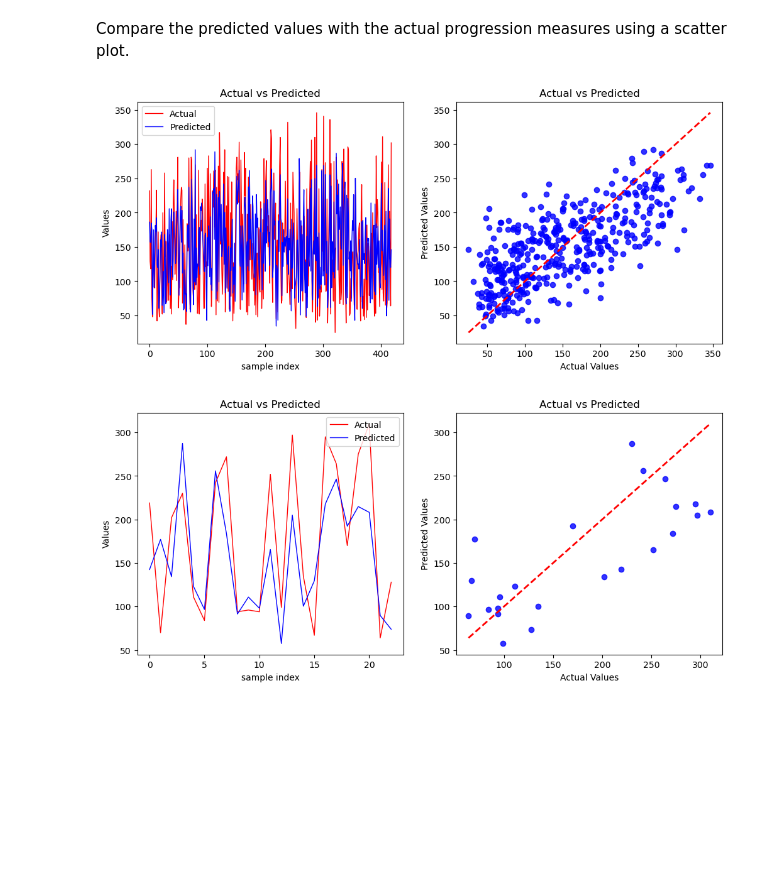
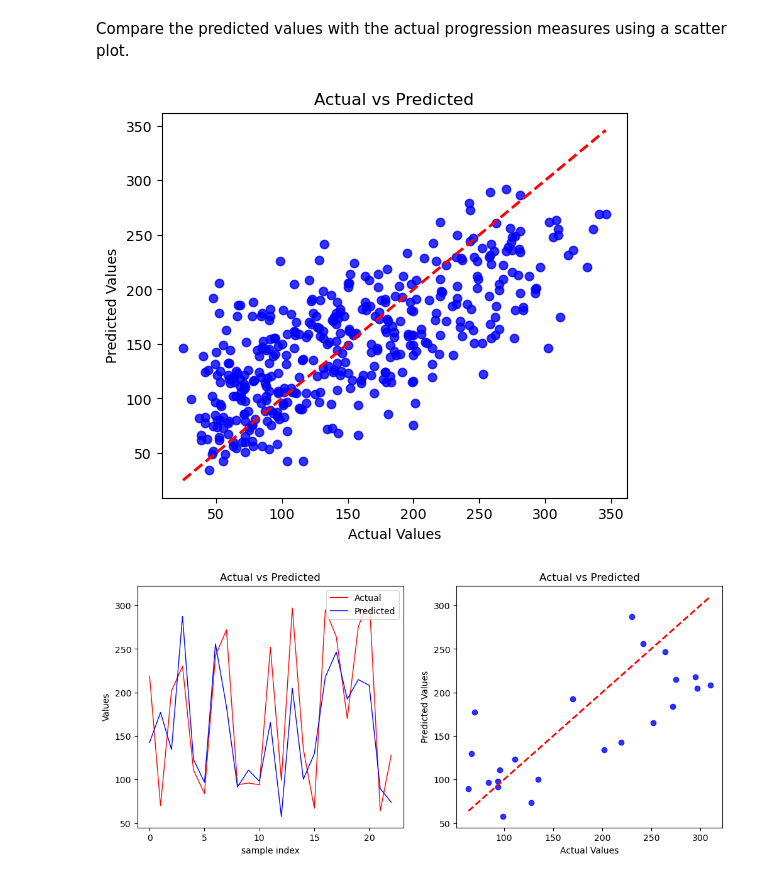
Before and after one commit to itspaspas/DataScience-S03, a Jupyter notebook: DS_CA4.ipynb, the cells around one changed output. Saved outputs shown, nothing was run; the diff lists cells and outputs as text; code cells hidden in the pictures; blank space fills up the shorter version.

```diff
--- a/DS_CA4.ipynb
+++ b/DS_CA4.ipynb
@@ -242,6 +242,15 @@ Coefficients:
 # %% [markdown]
 ### 3- Model Evaluation:
 # %%
+def plot_actual_vs_predicted_for_train_data(X ,y_true, y_pred):
+    plt.figure(figsize=(6, 5))
+    plt.scatter(y_true, y_pred, alpha=0.8, color= "blue")
+    plt.plot([y_true.min(), y_true.max()], [y_true.min(), y_true.max()], 'r--', lw=2)
+    plt.xlabel('Actual Values')
+    plt.ylabel('Predicted Values')
+    plt.title('Actual vs Predicted')
+    plt.show()
+
 def plot_actual_vs_predicted(X ,y_true, y_pred):
     plt.figure(figsize=(12, 5))
     plt.subplot(1,2,1)
@@ -287,9 +296,9 @@ Compare the predicted values with the actual progression measures using a scatte
 # %%
 # Train Set
 y_train_pred = regr.predict(X_train)
-plot_actual_vs_predicted(X_train, y_train, y_train_pred)
+plot_actual_vs_predicted_for_train_data(X_train, y_train, y_train_pred)
 # %% [output]
-[figure, old version]
+[figure, new version]
 # %%
 # Test set
 y_test_pred = regr.predict(X_test)
```
Also changed, not shown: parts of 5 cells of this notebook.
